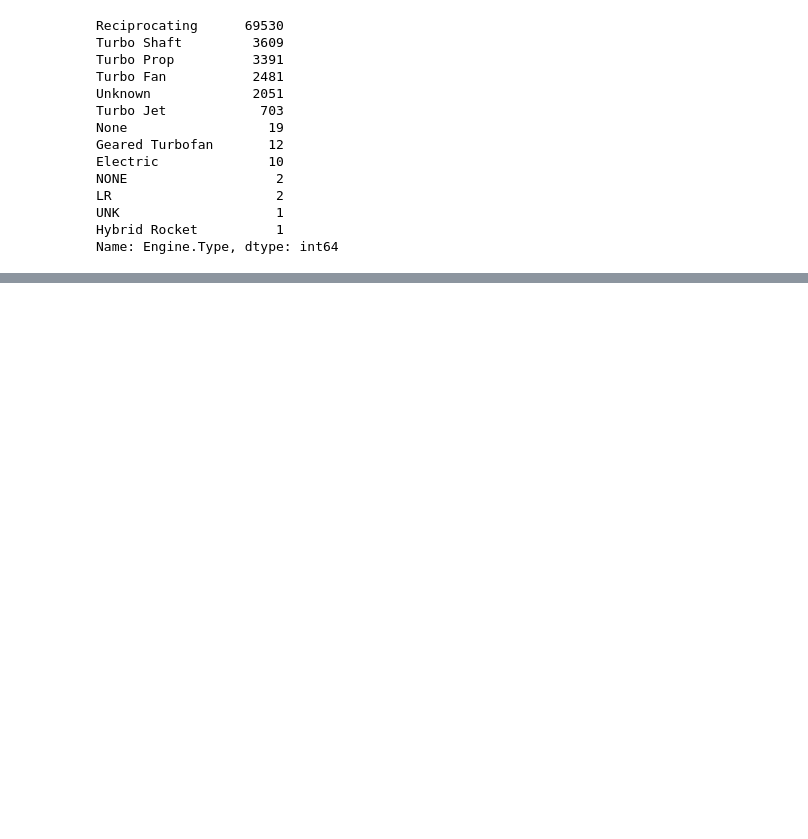
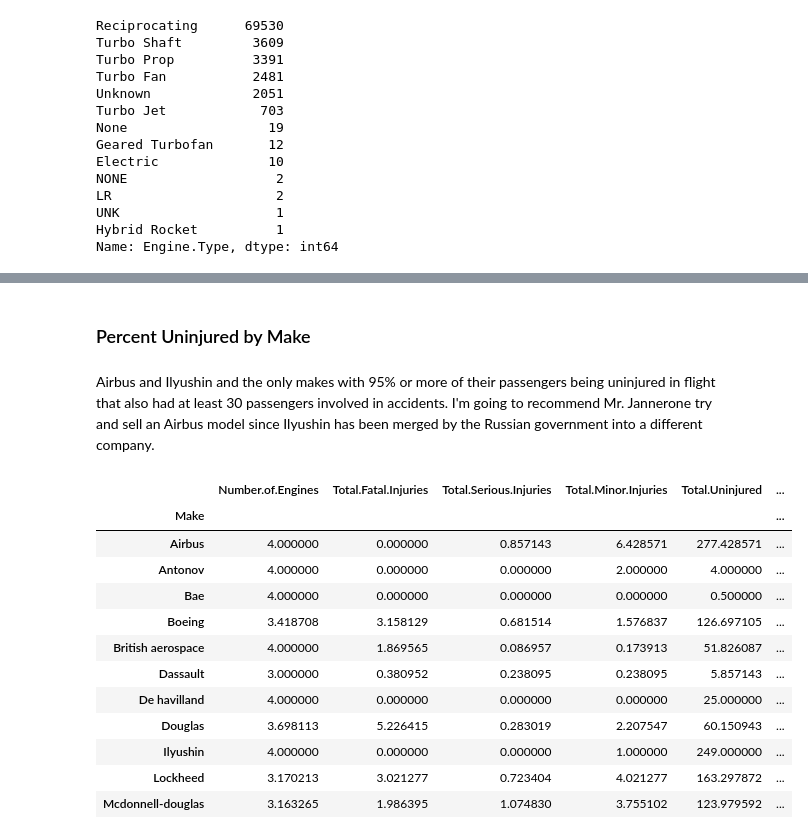
Before and after one commit to josh-g-grimes/Aviation-Data, a Jupyter notebook: notebook.ipynb, the cells around one changed output, grey strips where cells are left out. Saved outputs shown, nothing was run; the diff lists cells and outputs as text; code cells hidden in the pictures; blank space fills up the shorter version.

```diff
--- a/notebook.ipynb
+++ b/notebook.ipynb
@@ -195,2 +258,0 @@ Mr. Jannerone specified that he wants to sell an airplane so I'm going to create
-# %%
-ad = ad[ad['Aircraft.Category']=='Airplane']
@@ -434,0 +275,4 @@ admodels.groupby(['Model']).sum().plot(kind="bar", figsize=(25,15), fontsize=48)
+# %%
+# new dataset without amateur-built airplanes
+ad_professional = ad[ad['Amateur.Built']=='No']
+ad_professional.head()
@@ -434,0 +302,4 @@ admodels.groupby(['Model']).sum().plot(kind="bar", figsize=(25,15), fontsize=48)
+# %%
+#Make a new dataset using only three and four engine aircraft
+ad_three_four = ad_professional[(ad_professional['Number.of.Engines'] == 3.0)|(ad_professional['Number.of.Engines'] == 4.0)]
+ad_three_four.head()
@@ -434,0 +330,4 @@ admodels.groupby(['Model']).sum().plot(kind="bar", figsize=(25,15), fontsize=48)
+# %%
+#Create a new dataset that only includes Turbo Fan and Turbo Jet
+ad_turbo = ad_three_four[(ad_three_four['Engine.Type'] == 'Turbo fan') | (ad_three_four['Engine.Type'] == 'Turbo jet')]
+ad_turbo.head()
@@ -434,0 +341,20 @@ admodels.groupby(['Model']).sum().plot(kind="bar", figsize=(25,15), fontsize=48)
+# %% [markdown]
+### Percent Uninjured by Make
+# %% [markdown]
+Airbus and Ilyushin and the only makes with 95% or more of their passengers being uninjured in flight that also had at least 30 passengers involved in accidents.  I'm going to recommend Mr. Jannerone try and sell an Airbus model since Ilyushin has been merged by the Russian government into a different company.
+# %%
+ad_turbo.groupby('Make').mean()
+# %% [output]
+|  | Number.of.Engines | Total.Fatal.Injuries | Total.Serious.Injuries | Total.Minor.Injuries | Total.Uninjured | ... |
+| Make |  |  |  |  |  | ... |
+| Airbus | 4.000000 | 0.000000 | 0.857143 | 6.428571 | 277.428571 | ... |
+| Antonov | 4.000000 | 0.000000 | 0.000000 | 2.000000 | 4.000000 | ... |
+| Bae | 4.000000 | 0.000000 | 0.000000 | 0.000000 | 0.500000 | ... |
+| Boeing | 3.418708 | 3.158129 | 0.681514 | 1.576837 | 126.697105 | ... |
+| British aerospace | 4.000000 | 1.869565 | 0.086957 | 0.173913 | 51.826087 | ... |
+| Dassault | 3.000000 | 0.380952 | 0.238095 | 0.238095 | 5.857143 | ... |
+| De havilland | 4.000000 | 0.000000 | 0.000000 | 0.000000 | 25.000000 | ... |
+| Douglas | 3.698113 | 5.226415 | 0.283019 | 2.207547 | 60.150943 | ... |
+| Ilyushin | 4.000000 | 0.000000 | 0.000000 | 1.000000 | 249.000000 | ... |
+| Lockheed | 3.170213 | 3.021277 | 0.723404 | 4.021277 | 163.297872 | ... |
+| Mcdonnell-douglas | 3.163265 | 1.986395 | 1.074830 | 3.755102 | 123.979592 | ... |
```
Also changed, not shown: parts of 106 cells of this notebook, 5 other files.
